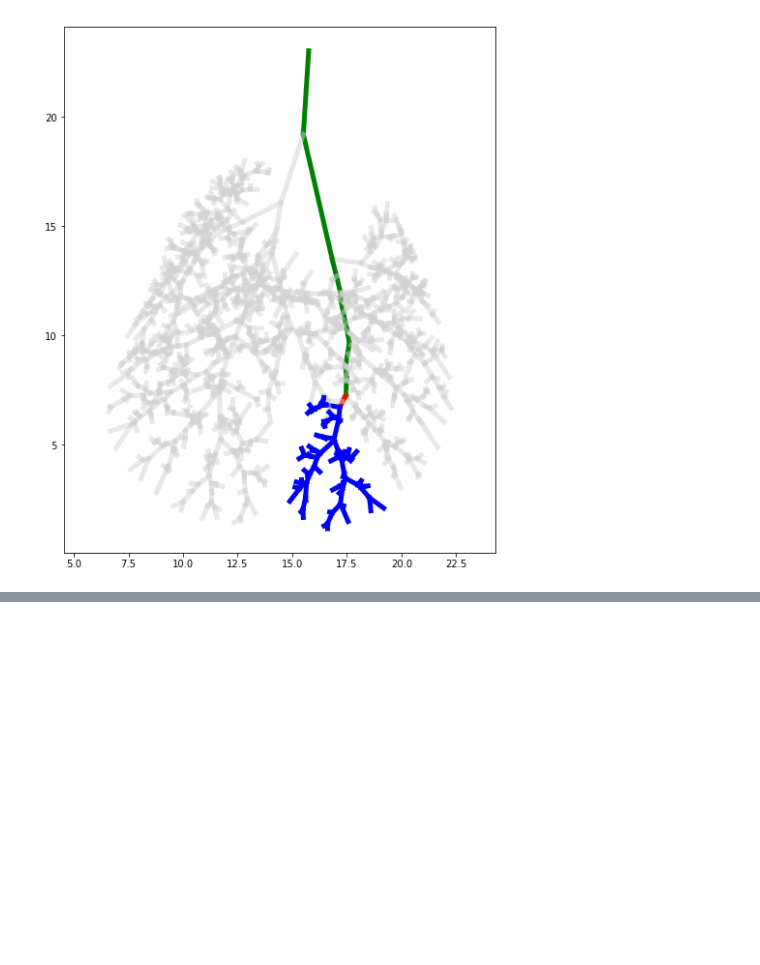
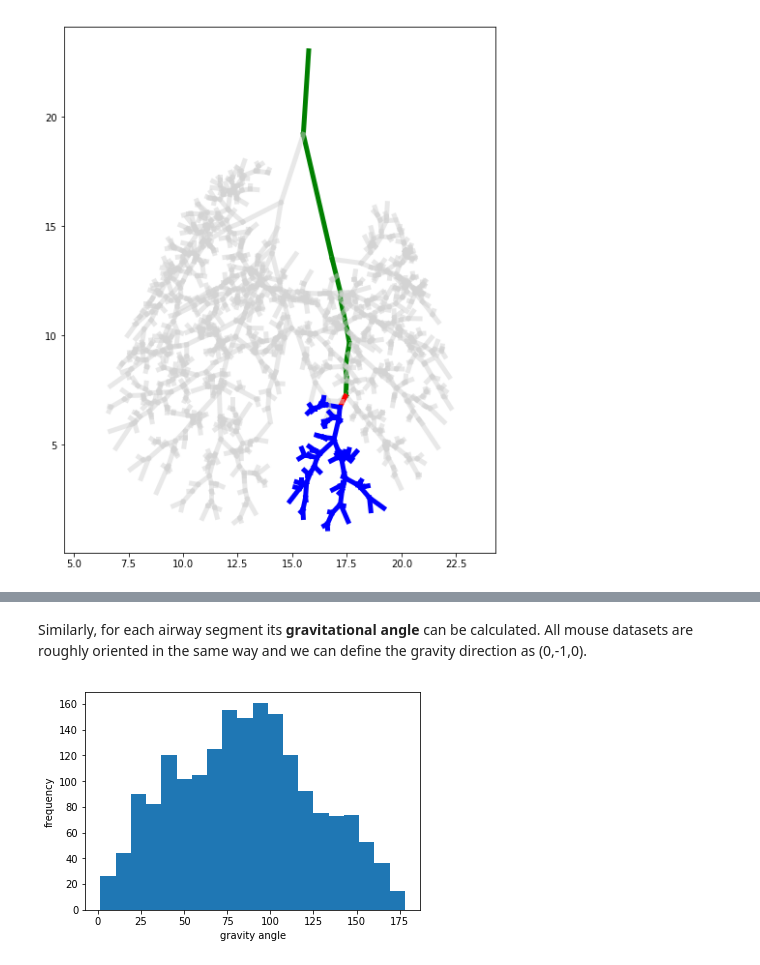
Before and after one commit to lapdMouse/lapdMousePythonExamples, a Jupyter notebook: AirwayTreeTable.ipynb, the cells around one changed output, grey strips where cells are left out. Drawn from its saved outputs; the diff is of its cells as text; code cells hidden in the pictures; blank space fills up the shorter version.

```diff
--- a/AirwayTreeTable.ipynb
+++ b/AirwayTreeTable.ipynb
@@ -159,0 +179,14 @@ visualizeTree(df,labels,colors)
+# %% [markdown]
+Similarly, for each airway segment its **gravitational angle** can be calculated. All mouse datasets are roughly oriented in the same way and we can define the gravity direction as (0,-1,0).
+# %%
+gravity_direction = [0,-1,0]
+df['gravity_angle'] = 0
+for index, row in df.iterrows():
+    v = [row['directionX'],row['directionY'],row['directionZ']]
+    df.loc[index,'gravity_angle'] = arccos(dot(v,gravity_direction))*180.0/pi
+plt.figure()
+plt.hist(df['gravity_angle'].values,20)
+plt.xlabel('gravity angle')
+plt.ylabel('frequency');
+# %% [output]
+[figure, added]
```
Also changed, not shown: parts of 10 cells of this notebook.
